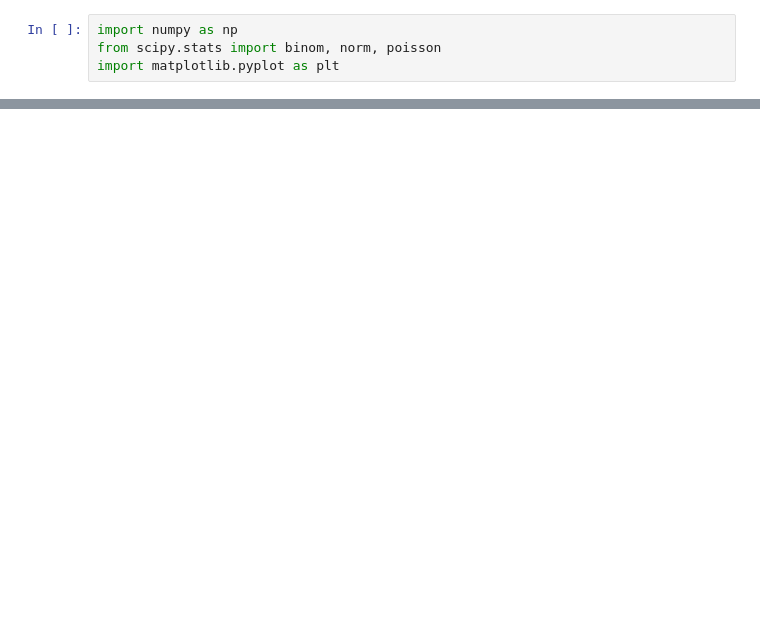
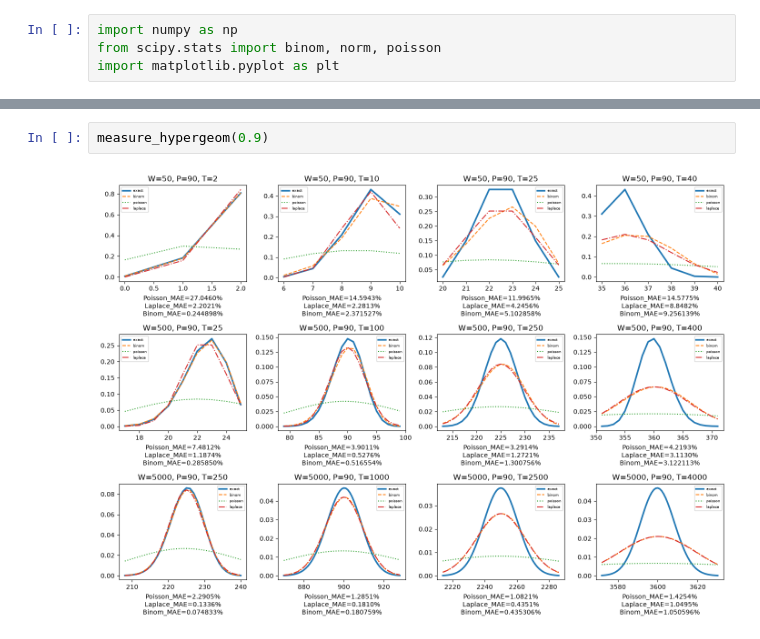
Before and after one commit to ilyakosstin/proba_billy_tea_1, a Jupyter notebook: 4/solution.ipynb, the cells around one changed output, grey strips where cells are left out. Drawn from its saved outputs; the diff is of its cells as text; blank space fills up the shorter version.

```diff
--- a/4/solution.ipynb
+++ b/4/solution.ipynb
@@ -194,0 +182,4 @@ plt.show()
+# %%
+measure_hypergeom(0.9)
+# %% [output]
+[figure, added]
```
Also changed, not shown: parts of 15 cells of this notebook, 2 other files.
